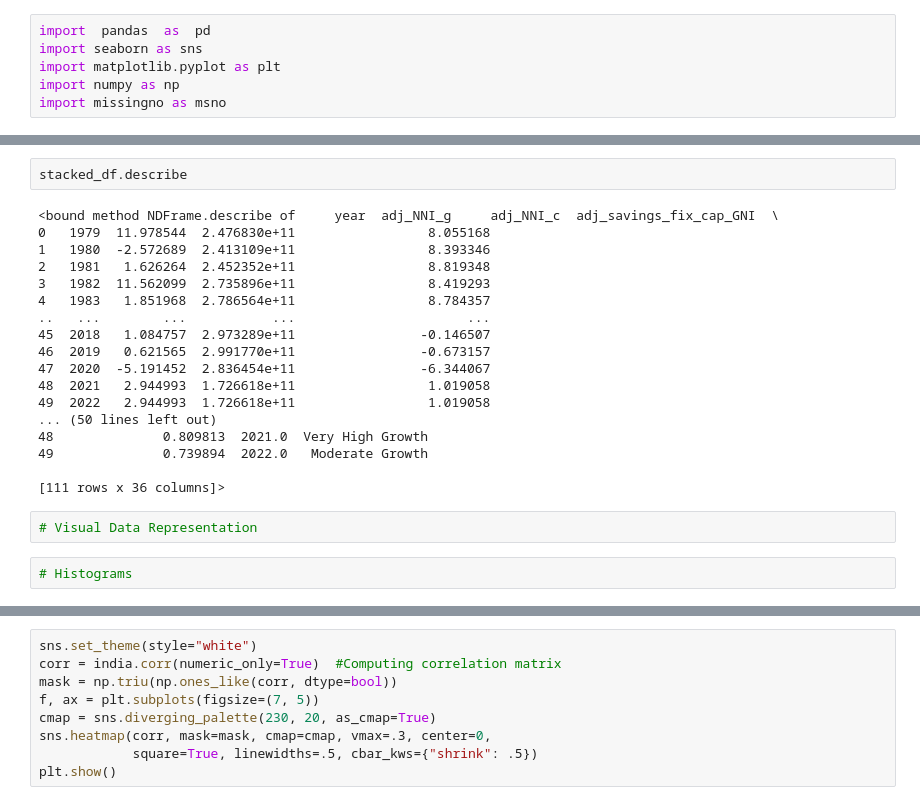
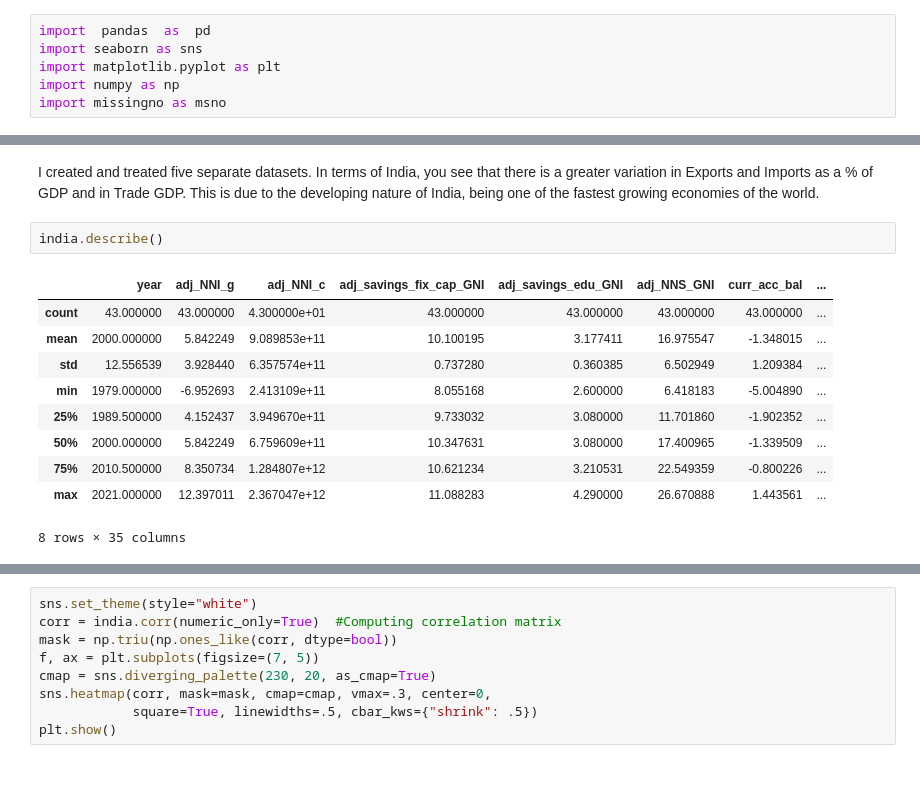
Before and after one commit to anly501/dsan-5000-project-msheeba4848, a Jupyter notebook: dsan-website/5000-website/codes/EDA.ipynb, the cells around one changed output, grey strips where cells are left out. Cells and saved outputs as stored; diff of their text form; blank space fills up the shorter version.

```diff
--- a/dsan-website/5000-website/codes/EDA.ipynb
+++ b/dsan-website/5000-website/codes/EDA.ipynb
@@ -72,24 +19,15 @@ stacked_df.drop(columns='year')
+# %% [markdown]
+I created and treated five separate datasets. In terms of India, you see that there is a greater variation in Exports and Imports as a % of GDP and in Trade GDP. This is due to the developing nature of India, being one of the fastest growing economies of the world.
 # %%
-stacked_df.describe
+india.describe()
 # %% [output]
+|  | year | adj_NNI_g | adj_NNI_c | adj_savings_fix_cap_GNI | adj_savings_edu_GNI | adj_NNS_GNI | curr_acc_bal | ... |
+| count | 43.000000 | 43.000000 | 4.300000e+01 | 43.000000 | 43.000000 | 43.000000 | 43.000000 | ... |
+| mean | 2000.000000 | 5.842249 | 9.089853e+11 | 10.100195 | 3.177411 | 16.975547 | -1.348015 | ... |
+| std | 12.556539 | 3.928440 | 6.357574e+11 | 0.737280 | 0.360385 | 6.502949 | 1.209384 | ... |
+| min | 1979.000000 | -6.952693 | 2.413109e+11 | 8.055168 | 2.600000 | 6.418183 | -5.004890 | ... |
+| 25% | 1989.500000 | 4.152437 | 3.949670e+11 | 9.733032 | 3.080000 | 11.701860 | -1.902352 | ... |
+| 50% | 2000.000000 | 5.842249 | 6.759609e+11 | 10.347631 | 3.080000 | 17.400965 | -1.339509 | ... |
+| 75% | 2010.500000 | 8.350734 | 1.284807e+12 | 10.621234 | 3.210531 | 22.549359 | -0.800226 | ... |
+| max | 2021.000000 | 12.397011 | 2.367047e+12 | 11.088283 | 4.290000 | 26.670888 | 1.443561 | ... |
-<bound method NDFrame.describe of     year  adj_NNI_g     adj_NNI_c  adj_savings_fix_cap_GNI  \
-0   1979  11.978544  2.476830e+11                 8.055168
-1   1980  -2.572689  2.413109e+11                 8.393346
-2   1981   1.626264  2.452352e+11                 8.819348
-3   1982  11.562099  2.735896e+11                 8.419293
-4   1983   1.851968  2.786564e+11                 8.784357
-..   ...        ...           ...                      ...
-45  2018   1.084757  2.973289e+11                -0.146507
-46  2019   0.621565  2.991770e+11                -0.673157
-47  2020  -5.191452  2.836454e+11                -6.344067
-48  2021   2.944993  1.726618e+11                 1.019058
-49  2022   2.944993  1.726618e+11                 1.019058
-... (50 lines left out)
-48              0.809813  2021.0  Very High Growth
-49              0.739894  2022.0   Moderate Growth
-
-[111 rows x 36 columns]>
+8 rows × 35 columns
-# %%
-# Visual Data Representation
-# %%
-# Histograms
```
Also changed, not shown: parts of 64 cells of this notebook.
